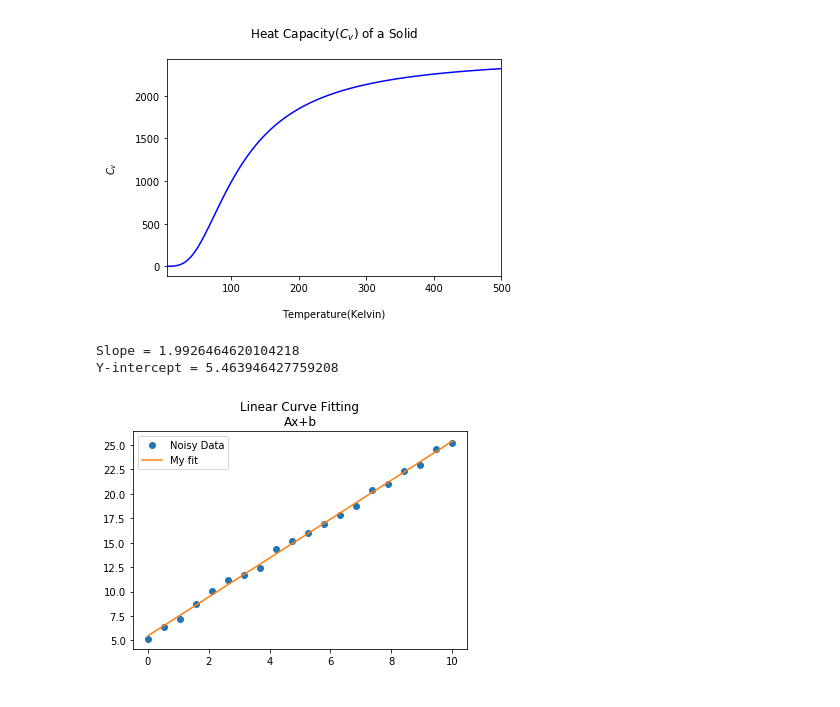
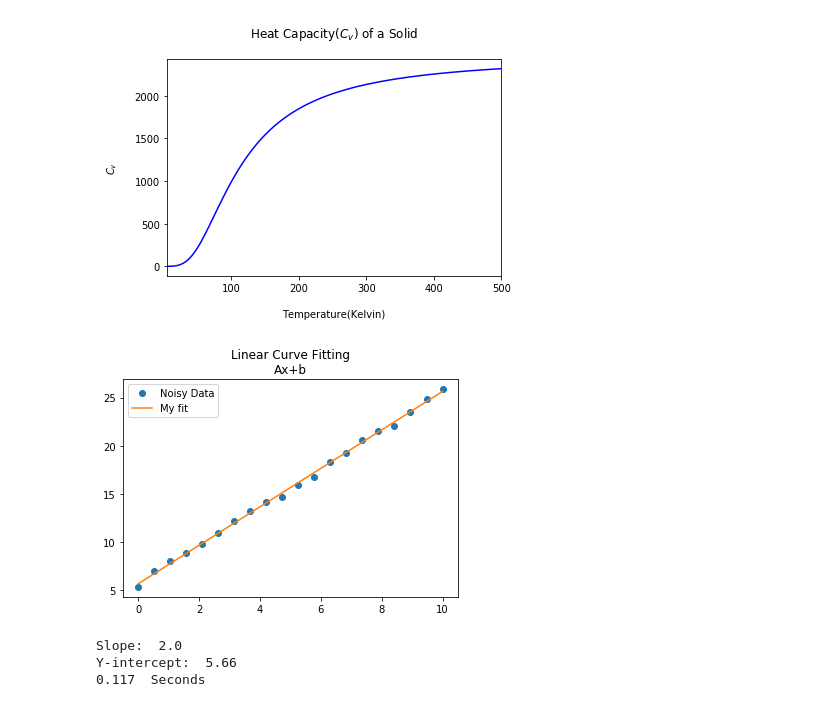
Before and after one commit to vanclj1/2017-cmp, a Jupyter notebook: Homework 5.ipynb, the cells around one changed output. Drawn from its saved outputs; the diff is of its cells as text; code cells hidden in the pictures.

```diff
--- a/Homework 5.ipynb
+++ b/Homework 5.ipynb
@@ -71,31 +71,39 @@ plt.show()
 # %% [output]
 [figure]
 # %%
+#Function to creat a best fit curve for a linear function
 import matplotlib.pyplot as plt
 import numpy as np
+import time
 
-f = lambda x: 2*x+7
-x_min, x_max = 0,10
-points = 20
+T1 = time.time()
+f = lambda x: 2*x+7     #Function for creating messy data
+x_min, x_max = 0,10     #Domain of function
+points = 20             #Number of Data points
 
-slope = np.empty([points], float)
+
 x = np.linspace(x_min, x_max, points)
-y = f(x) + np.random.rand(points)  -2
+y = f(x) + np.random.rand(points) - 2
 
 m = ((np.mean(y)*np.mean(x)-np.mean(x*y))/
     (np.mean(x)**2-np.mean(x**2)))
+
 b = np.mean(y)-m*np.mean(x)
 
-print('Slope =', m, '\nY-intercept =',b)
+myfit = lambda x: m * x + b #New equation for best fit curve
 
-myfit = lambda x: m * x + b
 
 plt.plot(x,y,'o', label= 'Noisy Data')
 plt.plot(x,myfit(x), label= 'My fit')
 plt.legend()
 plt.title('Linear Curve Fitting\nAx+b')
 plt.show()
+print('Slope: ',"{0:.3}".format(m))
+print('Y-intercept: ', "{0:.3}".format(b))
+T2 = time.time()
+print("{0:.3}".format(T2-T1) , " Seconds")
 # %% [output]
+[figure, new version]
-Slope = 1.9926464620104218
-Y-intercept = 5.463946427759208
+Slope:  2.0
+Y-intercept:  5.66
+0.117  Seconds
-[figure, old version]
```
